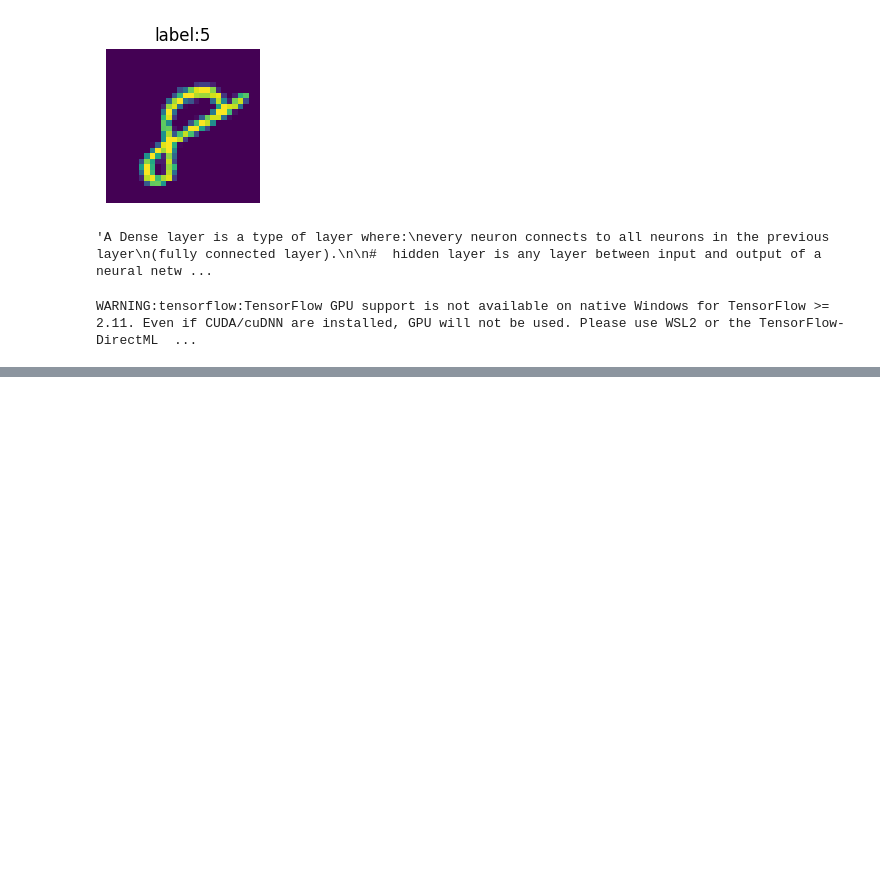
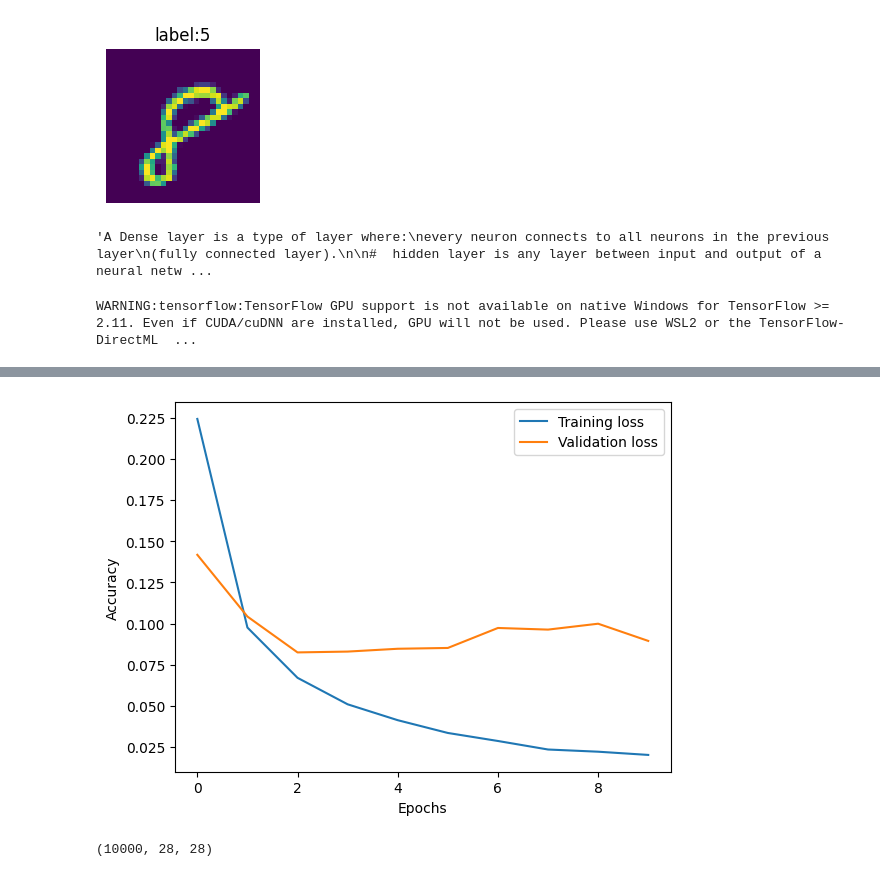
Before and after one commit to harshit11purohit/DEEP-LEARNING, a Jupyter notebook: ann_image_classification.ipynb, the cells around one changed output, grey strips where cells are left out. Cells and saved outputs as stored; diff of their text form; code cells hidden in the pictures; blank space fills up the shorter version.

```diff
--- a/ann_image_classification.ipynb
+++ b/ann_image_classification.ipynb
@@ -197,0 +178,13 @@ Epoch 10/10
+# %%
+plt.plot(r.history['loss'], label='Training loss ')
+plt.plot(r.history['val_loss'], label='Validation loss')
+plt.xlabel('Epochs')
+plt.ylabel('Accuracy')
+plt.legend()
+plt.show()
+# %% [output]
+[figure, added]
+# %%
+x_test.shape   # for test You have 10,000 grayscale images, each of size 28×28 pixels.
+# %% [output]
+(10000, 28, 28)
```
Also changed, not shown: parts of 27 cells of this notebook, 1 other file.
